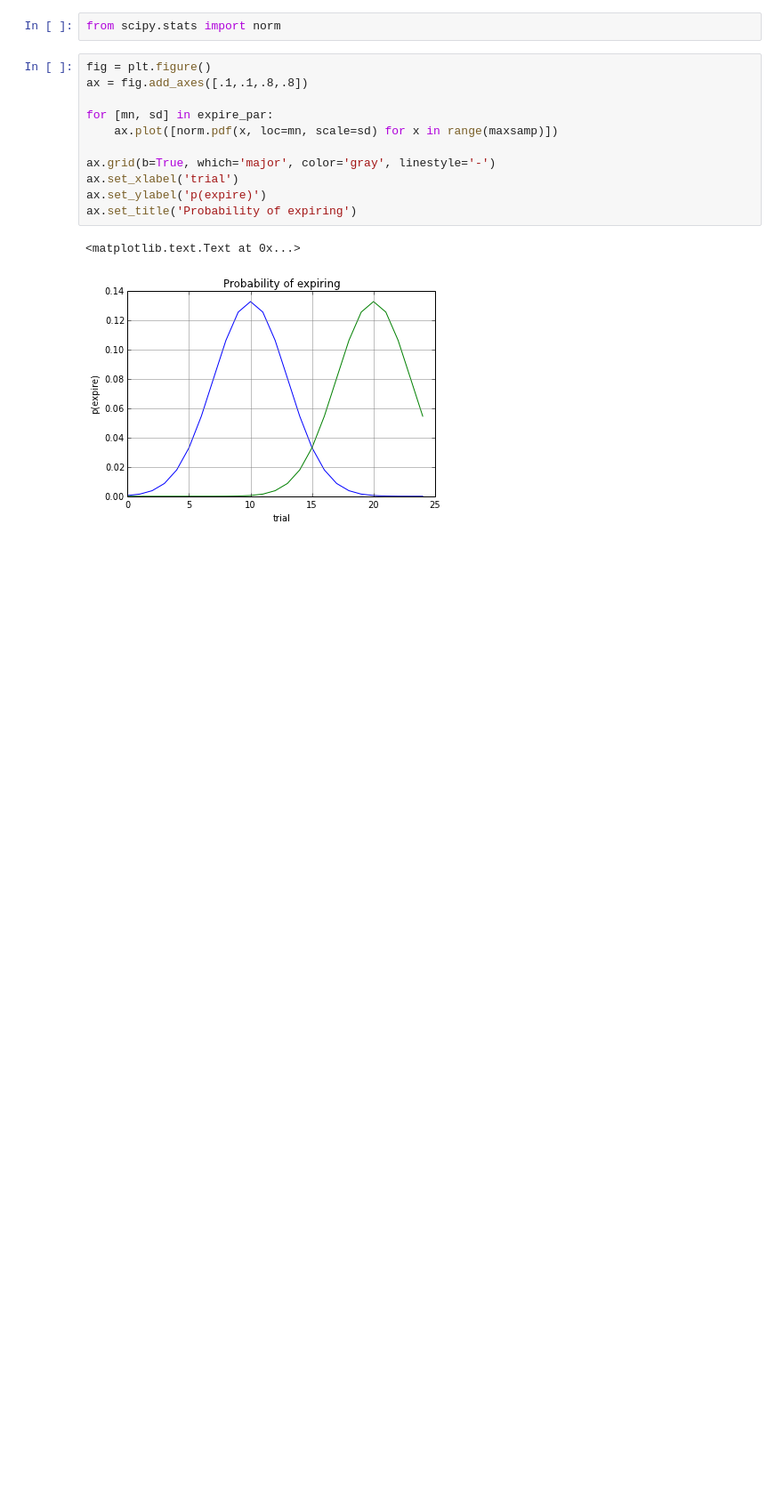
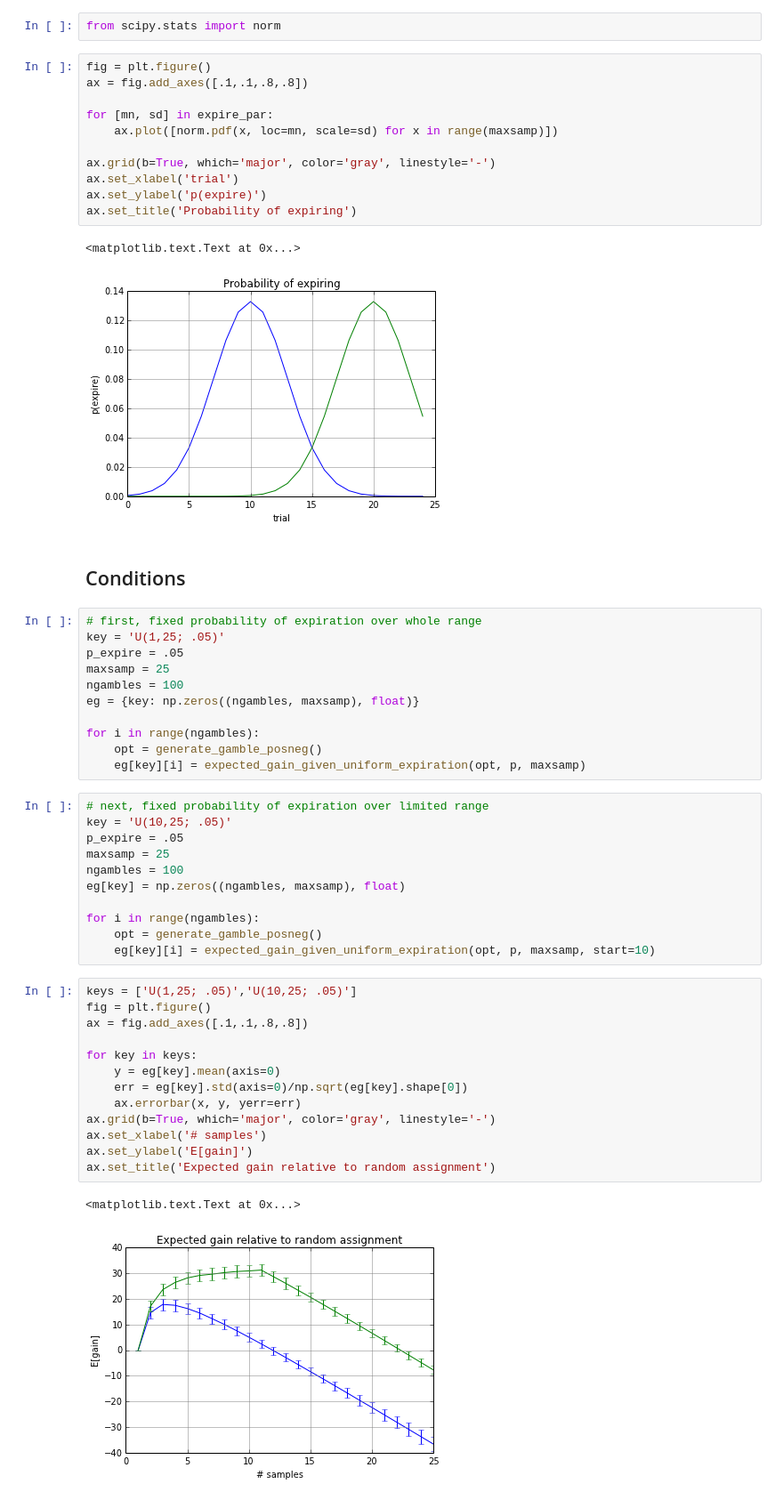
Before and after one commit to dmarkant/CompetitiveSampling, a Jupyter notebook: model/model-expiration.ipynb, the cells around one changed output. Shown: that part at 89% size. Saved outputs shown, nothing was run; the diff lists cells and outputs as text; blank space fills up the shorter version.

```diff
--- a/model/model-expiration.ipynb
+++ b/model/model-expiration.ipynb
@@ -167,3 +167,43 @@ ax.set_title('Probability of expiring')
 # %% [output]
 <matplotlib.text.Text at 0x...>
 [figure]
+# %% [markdown]
+## Conditions
+# %%
+# first, fixed probability of expiration over whole range
+key = 'U(1,25; .05)'
+p_expire = .05
+maxsamp = 25
+ngambles = 100
+eg = {key: np.zeros((ngambles, maxsamp), float)}
+
+for i in range(ngambles):
+    opt = generate_gamble_posneg()
+    eg[key][i] = expected_gain_given_uniform_expiration(opt, p, maxsamp)
+# %%
+# next, fixed probability of expiration over limited range
+key = 'U(10,25; .05)'
+p_expire = .05
+maxsamp = 25
+ngambles = 100
+eg[key] = np.zeros((ngambles, maxsamp), float)
+
+for i in range(ngambles):
+    opt = generate_gamble_posneg()
+    eg[key][i] = expected_gain_given_uniform_expiration(opt, p, maxsamp, start=10)
+# %%
+keys = ['U(1,25; .05)','U(10,25; .05)']
+fig = plt.figure()
+ax = fig.add_axes([.1,.1,.8,.8])
+
+for key in keys:
+    y = eg[key].mean(axis=0)
+    err = eg[key].std(axis=0)/np.sqrt(eg[key].shape[0])
+    ax.errorbar(x, y, yerr=err)
+ax.grid(b=True, which='major', color='gray', linestyle='-')
+ax.set_xlabel('# samples')
+ax.set_ylabel('E[gain]')
+ax.set_title('Expected gain relative to random assignment')
+# %% [output]
+<matplotlib.text.Text at 0x...>
+[figure, added]
```
Also changed, not shown: parts of 5 cells of this notebook, 4 other files.
